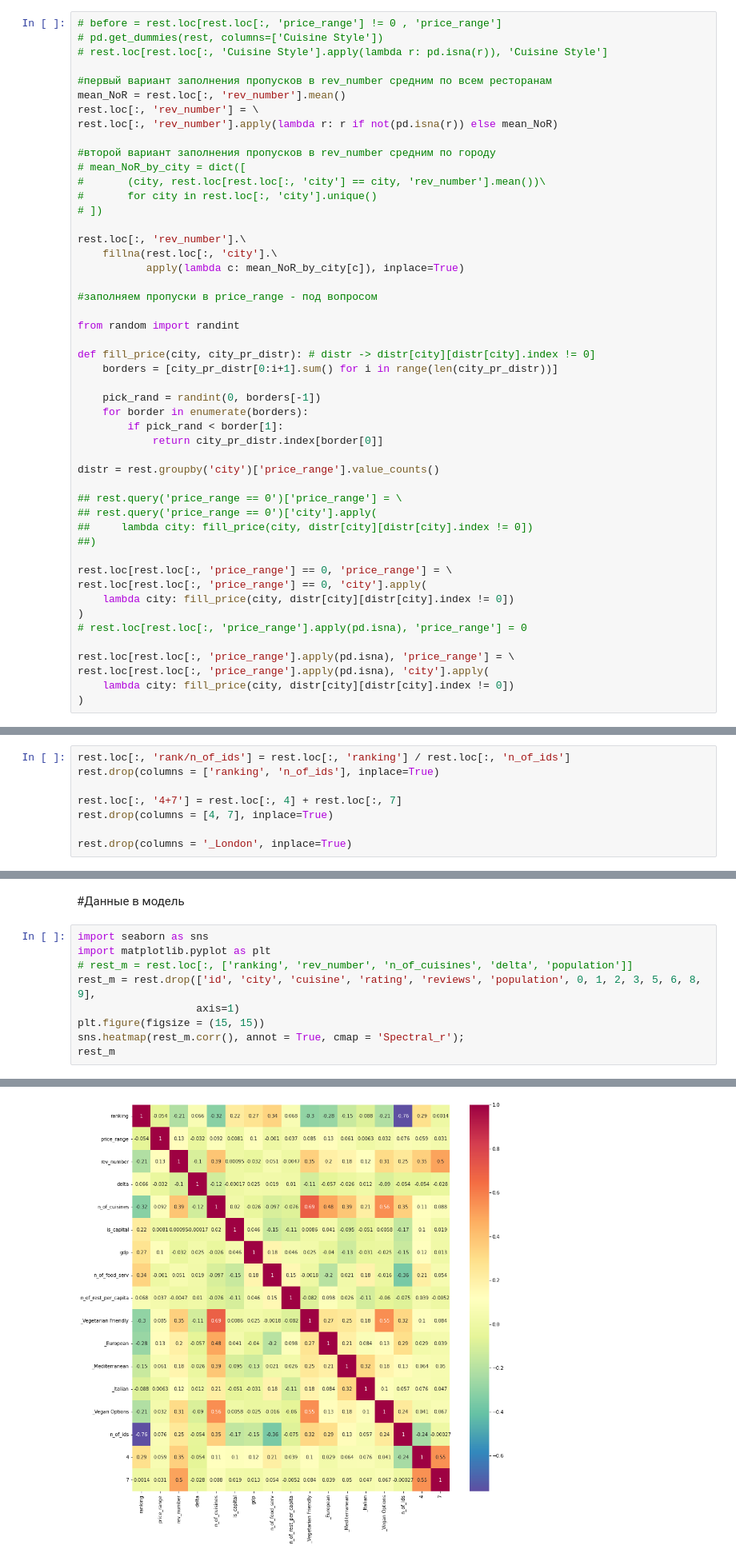
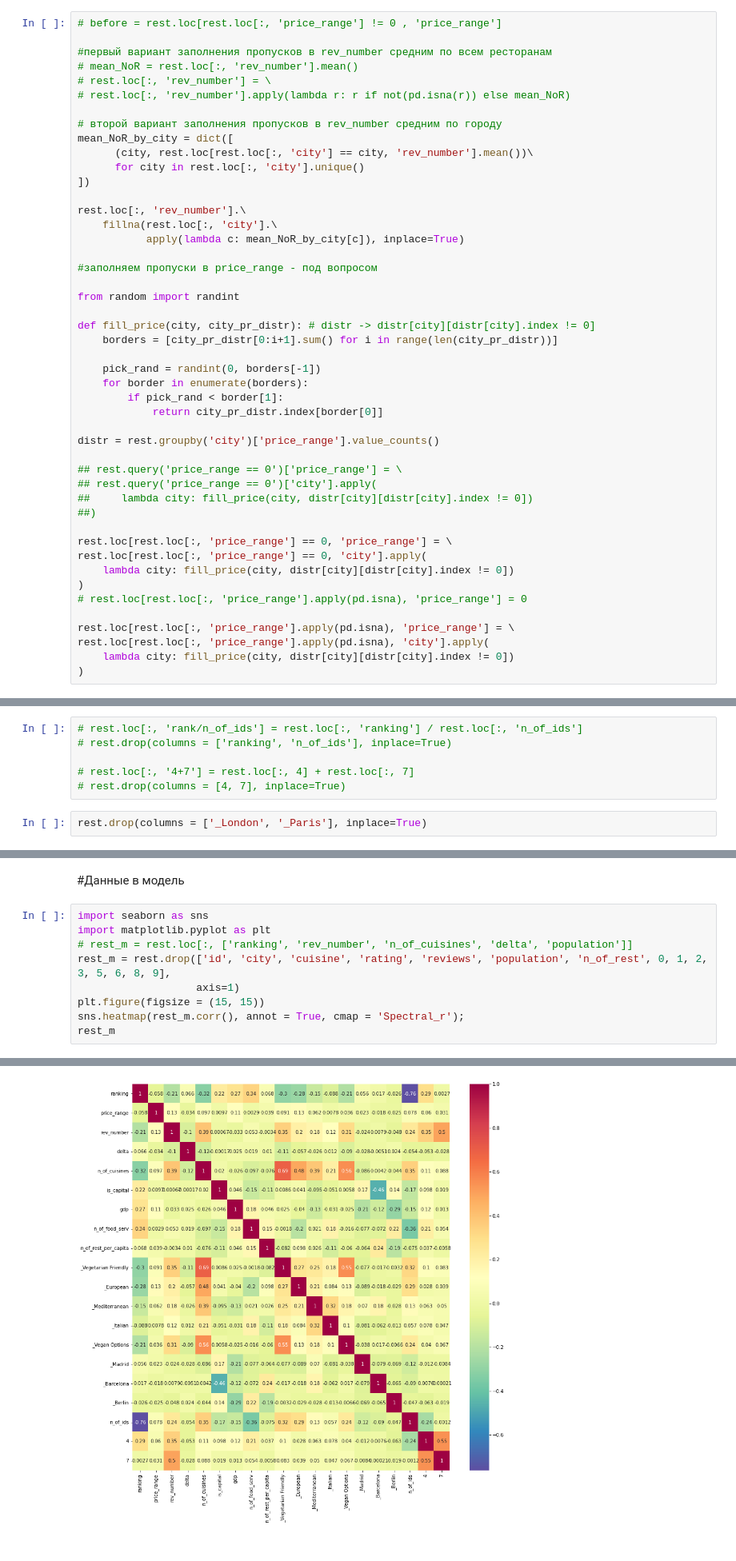
Before and after one commit to akitim/SkillFactory_projects, a Jupyter notebook: Проект_3_О_вкусной_и_здоровой_пище.ipynb, the cells around one changed output, grey strips where cells are left out. Shown at 80% size. Saved outputs shown, nothing was run; the diff lists cells and outputs as text.

```diff
--- a/Проект_3_О_вкусной_и_здоровой_пище.ipynb
+++ b/Проект_3_О_вкусной_и_здоровой_пище.ipynb
@@ -230,19 +221,17 @@ rest.loc[:, 'n_of_ids'] = rest.loc[:, 'id'].apply(lambda id: n_of_ids[id])
 #Заполнение пропусков
 # %%
 # before = rest.loc[rest.loc[:, 'price_range'] != 0 , 'price_range']
-# pd.get_dummies(rest, columns=['Cuisine Style'])
-# rest.loc[rest.loc[:, 'Cuisine Style'].apply(lambda r: pd.isna(r)), 'Cuisine Style']
 
 #первый вариант заполнения пропусков в rev_number средним по всем ресторанам
-mean_NoR = rest.loc[:, 'rev_number'].mean()
-rest.loc[:, 'rev_number'] = \
-rest.loc[:, 'rev_number'].apply(lambda r: r if not(pd.isna(r)) else mean_NoR)
+# mean_NoR = rest.loc[:, 'rev_number'].mean()
+# rest.loc[:, 'rev_number'] = \
+# rest.loc[:, 'rev_number'].apply(lambda r: r if not(pd.isna(r)) else mean_NoR)
 
-#второй вариант заполнения пропусков в rev_number средним по городу
-# mean_NoR_by_city = dict([
-#       (city, rest.loc[rest.loc[:, 'city'] == city, 'rev_number'].mean())\
-#       for city in rest.loc[:, 'city'].unique()
-# ])
+# второй вариант заполнения пропусков в rev_number средним по городу
+mean_NoR_by_city = dict([
+      (city, rest.loc[rest.loc[:, 'city'] == city, 'rev_number'].mean())\
+      for city in rest.loc[:, 'city'].unique()
+])
 
 rest.loc[:, 'rev_number'].\
     fillna(rest.loc[:, 'city'].\
@@ -415,8 +397,8 @@ sns.heatmap(rest.corr(), annot = True, cmap = 'Spectral_r');
 # %%
-rest.loc[:, 'rank/n_of_ids'] = rest.loc[:, 'ranking'] / rest.loc[:, 'n_of_ids']
-rest.drop(columns = ['ranking', 'n_of_ids'], inplace=True)
+# rest.loc[:, 'rank/n_of_ids'] = rest.loc[:, 'ranking'] / rest.loc[:, 'n_of_ids']
+# rest.drop(columns = ['ranking', 'n_of_ids'], inplace=True)
 
-rest.loc[:, '4+7'] = rest.loc[:, 4] + rest.loc[:, 7]
-rest.drop(columns = [4, 7], inplace=True)
-
-rest.drop(columns = '_London', inplace=True)
+# rest.loc[:, '4+7'] = rest.loc[:, 4] + rest.loc[:, 7]
+# rest.drop(columns = [4, 7], inplace=True)
+# %%
+rest.drop(columns = ['_London', '_Paris'], inplace=True)
@@ -426,7 +411,7 @@ rest.drop(columns = '_London', inplace=True)
 import seaborn as sns
 import matplotlib.pyplot as plt
 # rest_m = rest.loc[:, ['ranking', 'rev_number', 'n_of_cuisines', 'delta', 'population']]
-rest_m = rest.drop(['id', 'city', 'cuisine', 'rating', 'reviews', 'population', 0, 1, 2, 3, 5, 6, 8, 9],
+rest_m = rest.drop(['id', 'city', 'cuisine', 'rating', 'reviews', 'population', 'n_of_rest', 0, 1, 2, 3, 5, 6, 8, 9],
                    axis=1)
 plt.figure(figsize = (15, 15))
 sns.heatmap(rest_m.corr(), annot = True, cmap = 'Spectral_r');
@@ -448,4 +433,4 @@ rest_m
-[figure, old version]
+[figure, new version]
 # %% [markdown]
 # Создаём, обучаем и тестируем модель
 # %%
```
Also changed, not shown: parts of 7 cells of this notebook.
